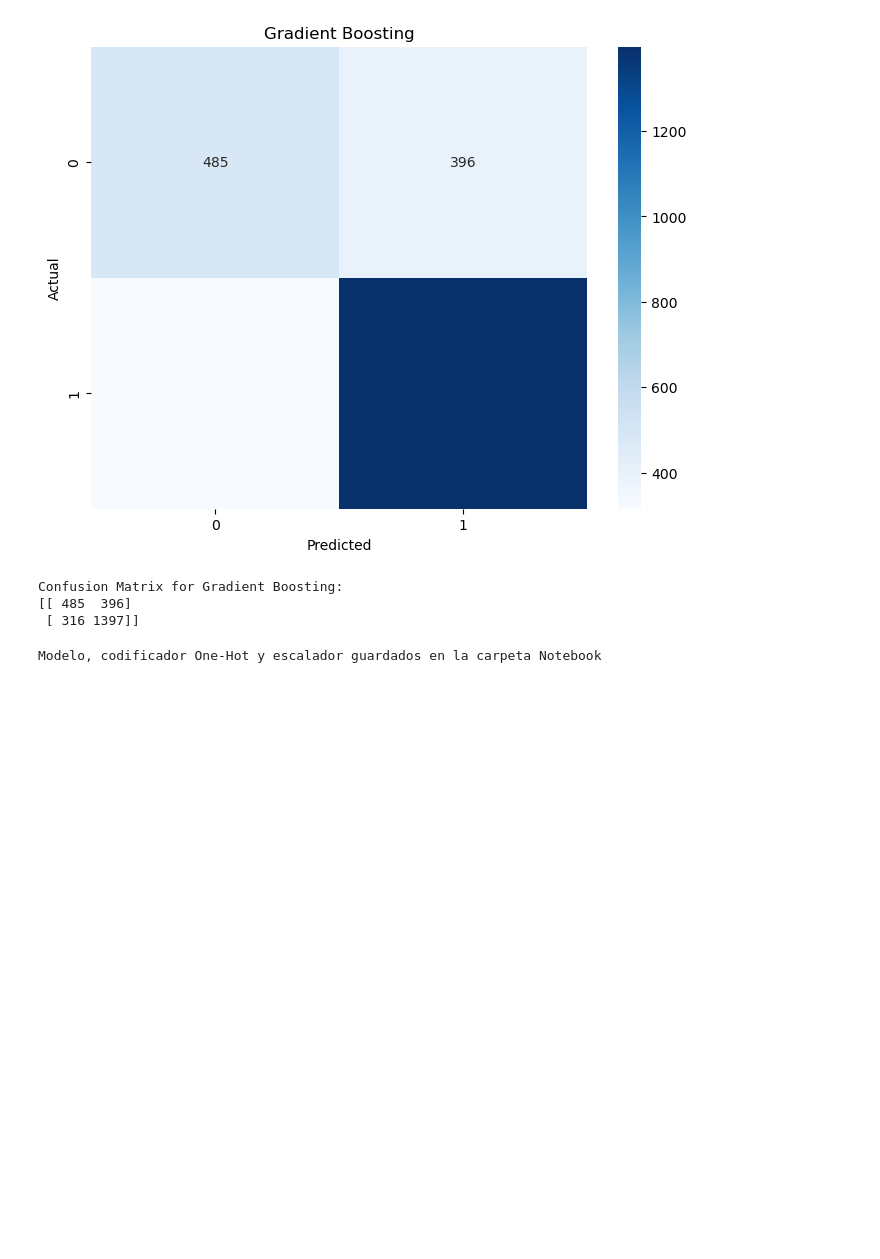
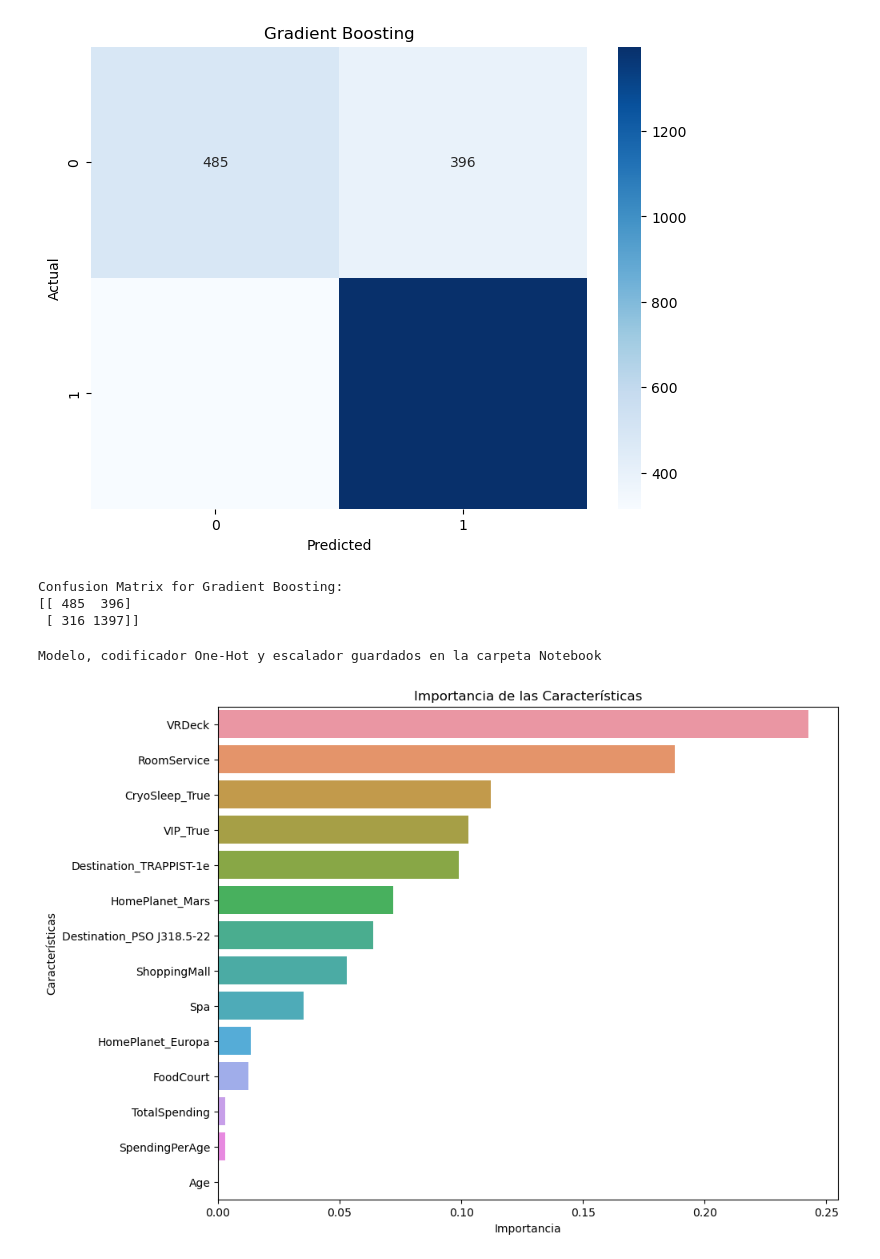
Before and after one commit to Jotis86/Spaceship-Titanic-Rescue-Mission, a Jupyter notebook: Notebook/machine_learning.ipynb, the cells around one changed output. Saved outputs shown, nothing was run; the diff lists cells and outputs as text; code cells hidden in the pictures; blank space fills up the shorter version.

```diff
--- a/Notebook/machine_learning.ipynb
+++ b/Notebook/machine_learning.ipynb
@@ -195,3 +195,26 @@ joblib.dump(scaler, 'scaler.pkl')
 print("Modelo, codificador One-Hot y escalador guardados en la carpeta Notebook")
 # %% [output]
 Modelo, codificador One-Hot y escalador guardados en la carpeta Notebook
+# %%
+# Extraer las características más relevantes
+feature_importances = gb_clf.feature_importances_
+feature_names = one_hot_encoder.get_feature_names_out(['HomePlanet', 'CryoSleep', 'Destination', 'VIP']).tolist() + ['RoomService', 'FoodCourt', 'ShoppingMall', 'Spa', 'VRDeck', 'Age', 'TotalSpending', 'SpendingPerAge']
+
+# Crear un DataFrame con las importancias de las características
+feature_importance_df = pd.DataFrame({
+    'Feature': feature_names,
+    'Importance': feature_importances
+})
+
+# Ordenar el DataFrame por importancia
+feature_importance_df = feature_importance_df.sort_values(by='Importance', ascending=False)
+
+# Crear el gráfico de barras
+plt.figure(figsize=(10, 8))
+sns.barplot(x='Importance', y='Feature', data=feature_importance_df)
+plt.title('Importancia de las Características')
+plt.xlabel('Importancia')
+plt.ylabel('Características')
+plt.show()
+# %% [output]
+[figure, added]
```
